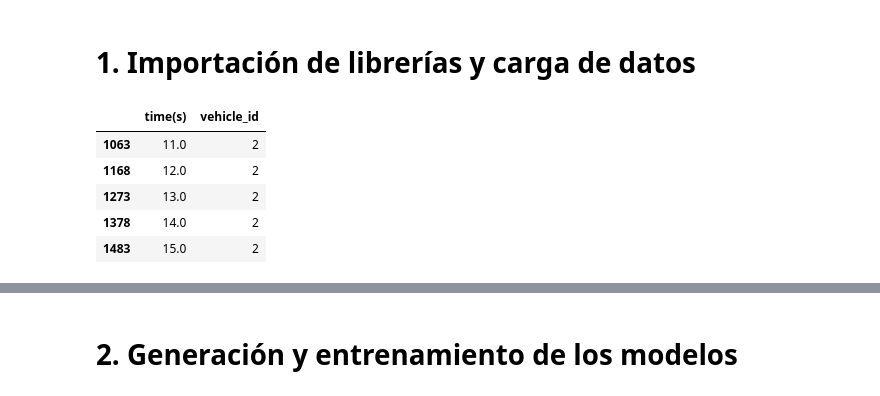
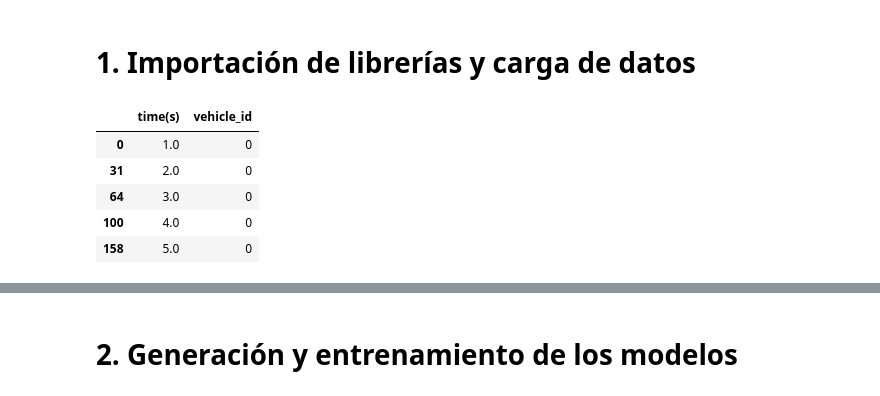
Before and after one commit to sandradiro14/TFM_PINNs, a Jupyter notebook: 04_03_Prediccion_trayectorias_y_deteccion_colisiones_SDR_UKF_v2.ipynb, the cells around one changed output, grey strips where cells are left out. Saved outputs shown, nothing was run; the diff lists cells and outputs as text; code cells hidden in the pictures.

```diff
--- a/04_03_Prediccion_trayectorias_y_deteccion_colisiones_SDR_UKF_v2.ipynb
+++ b/04_03_Prediccion_trayectorias_y_deteccion_colisiones_SDR_UKF_v2.ipynb
@@ -45,19 +45,21 @@ tf.random.set_seed(2)
 # Declaramos el tipo de float, en este caso float64
 tf.keras.backend.set_floatx('float64')
 # %%
+# Leemos y guardamos la info de segudo y vehículo
 df = pd.read_csv('positions.csv')
 
+df_data = df.sort_values(by=['vehicle_id', 'time(s)'])
+
 columns = ['time(s)', 'vehicle_id']
-df = df[columns]
-df = df.sort_values(by=['vehicle_id', 'time(s)'])
+df = df_data[columns]
 df.head()
 # %% [output]
 |  | time(s) | vehicle_id |
-| 1063 | 11.0 | 2 |
-| 1168 | 12.0 | 2 |
-| 1273 | 13.0 | 2 |
-| 1378 | 14.0 | 2 |
-| 1483 | 15.0 | 2 |
+| 0 | 1.0 | 0 |
+| 31 | 2.0 | 0 |
+| 64 | 3.0 | 0 |
+| 100 | 4.0 | 0 |
+| 158 | 5.0 | 0 |
 # %%
 # Load MinMaxScaler for target variables
 if SCALED:
```
Also changed, not shown: parts of 23 cells of this notebook.
